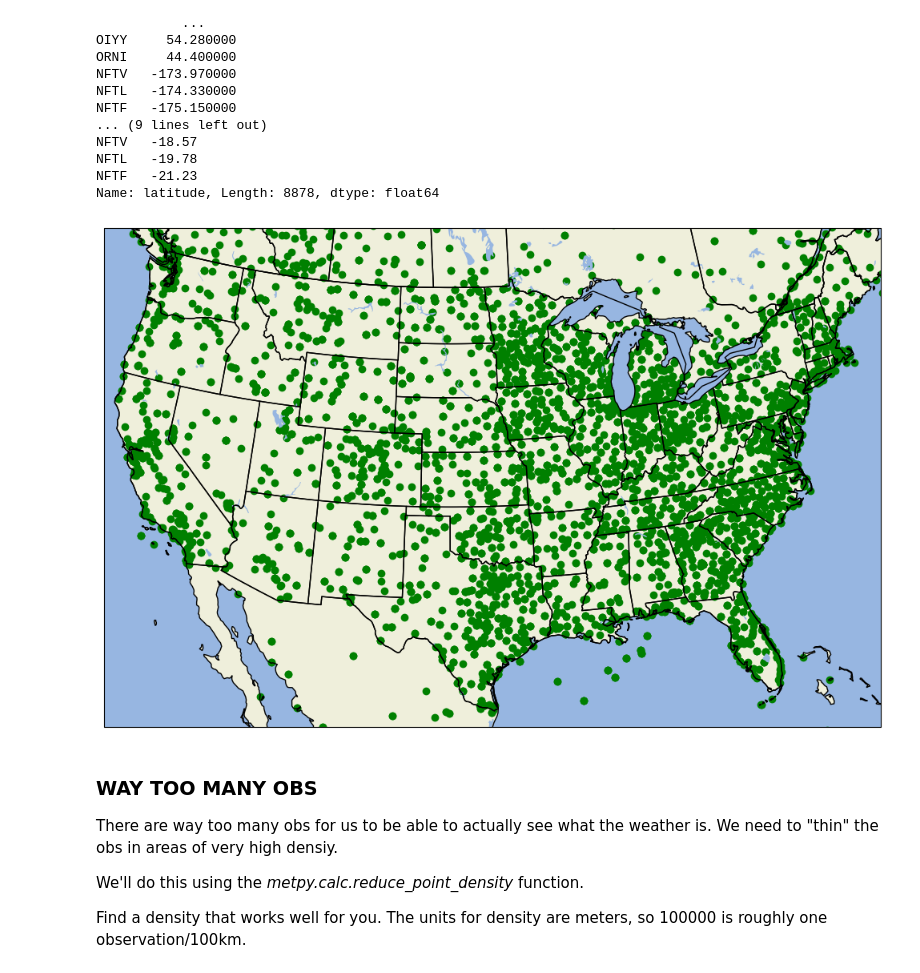
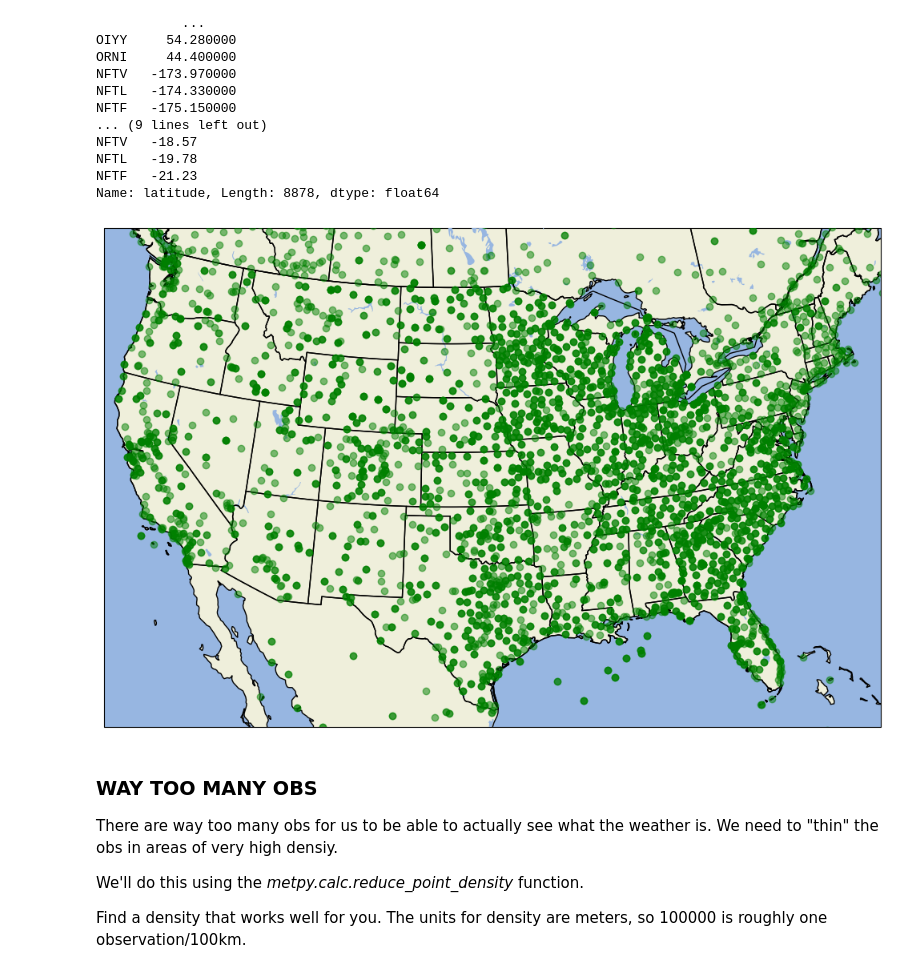
Before and after one commit to DeborahHershey/ATSC_270, a Jupyter notebook: assignment_4/assignment_4.ipynb, the cells around one changed output. Cells and saved outputs as stored; diff of their text form; code cells hidden in the pictures.

```diff
--- a/assignment_4/assignment_4.ipynb
+++ b/assignment_4/assignment_4.ipynb
@@ -39,8 +39,8 @@ import cartopy.feature as cfeature
 ### OPEN OBSERVATIONS TEXT FILE ###
 Open the text file containing the surface observations using the metpy metar reader -> metar.parse_metar_file(filename).
 # %%
-file = metar.parse_metar_file("metar_20240112_2100.txt")
-print(file)
+data = metar.parse_metar_file("metar_20240112_2100.txt")
+print(data)
 # %% [output]
            station_id  latitude   longitude  elevation           date_time  \
 station_id
@@ -59,3 +59,6 @@ NFTL         -1.347111e-15
 NFTF         -9.797174e-16
 
 [9383 rows x 31 columns]
+# %%
+data['air_temperature'] = (data['air_temperature']*1.8)+32
+print(data['air_temperature'])
@@ -61,0 +79,3 @@ NFTF         -9.797174e-16
+# %%
+data['dew_point_temperature'] = (data['dew_point_temperature']*1.8)+32
+print(data)
@@ -63,7 +101,7 @@ NFTF         -9.797174e-16
 ### REMOVE DATA THAT IS INCOMPLETE ###
 Just remove data with no wind direction or wind speed.
 # %%
-data = file.dropna(subset = ['wind_direction','wind_speed'])
+data = data.dropna(subset = ['wind_direction','wind_speed'])
 print(data)
 # %% [output]
            station_id  latitude   longitude  elevation           date_time  \
@@ -142,39 +180,39 @@ Name: latitude, Length: 8878, dtype: float64
 # %%
 #map projection jusing a Lambert Conformal Projection
 #we'll center the map at 100W,35N
 proj = ccrs.LambertConformal(central_longitude=-100,central_latitude=35)
 
 #create 10" x 10" figure with a dpi=100
 fig = plt.figure(figsize = [10,10],dpi = 100)
 
 #add subplot with projection
 ax = fig.add_subplot(1,1,1,projection=proj)
 
 #add elements to make map more useable
-ax.add_feature(cfeature.LAND)
-ax.add_feature(cfeature.OCEAN)
-ax.add_feature(cfeature.LAKES)
-ax.add_feature(cfeature.COASTLINE)
-ax.add_feature(cfeature.STATES)
-ax.add_feature(cfeature.BORDERS)
+ax.add_feature(cfeature.LAND,zorder=1)
+ax.add_feature(cfeature.OCEAN,zorder=2)
+ax.add_feature(cfeature.LAKES,zorder=3)
+ax.add_feature(cfeature.COASTLINE,zorder=4)
+ax.add_feature(cfeature.STATES,zorder=5)
+ax.add_feature(cfeature.BORDERS,zorder=6)
 
-ax.scatter(x=data['longitude'],y=data['latitude'],color='green',transform=ccrs.PlateCarree())
+ax.scatter(x=data['longitude'],y=data['latitude'],alpha=0.5,color='green',transform=ccrs.PlateCarree(),zorder=7)
 
 #zoom on the CONUS
 #lon_min = -120
 #lon_max = -75
 #lat_min = 23
 #lat_max = 50
 ax.set_extent((-120, -75, 23, 50))
 
 #plot surface obs using scatter plot
 
 
 fig.tight_layout()
 #save the map as obs_locations.png
 plt.savefig('obs_locations.png')
 # %% [output]
-[figure, old version]
+[figure, new version]
 # %% [markdown]
 ### WAY TOO MANY OBS ###
 There are way too many obs for us to be able to actually see what the weather is.  We need to "thin" the obs in areas of very high densiy.
```
Also changed, not shown: parts of 8 cells of this notebook, 5 other files.
